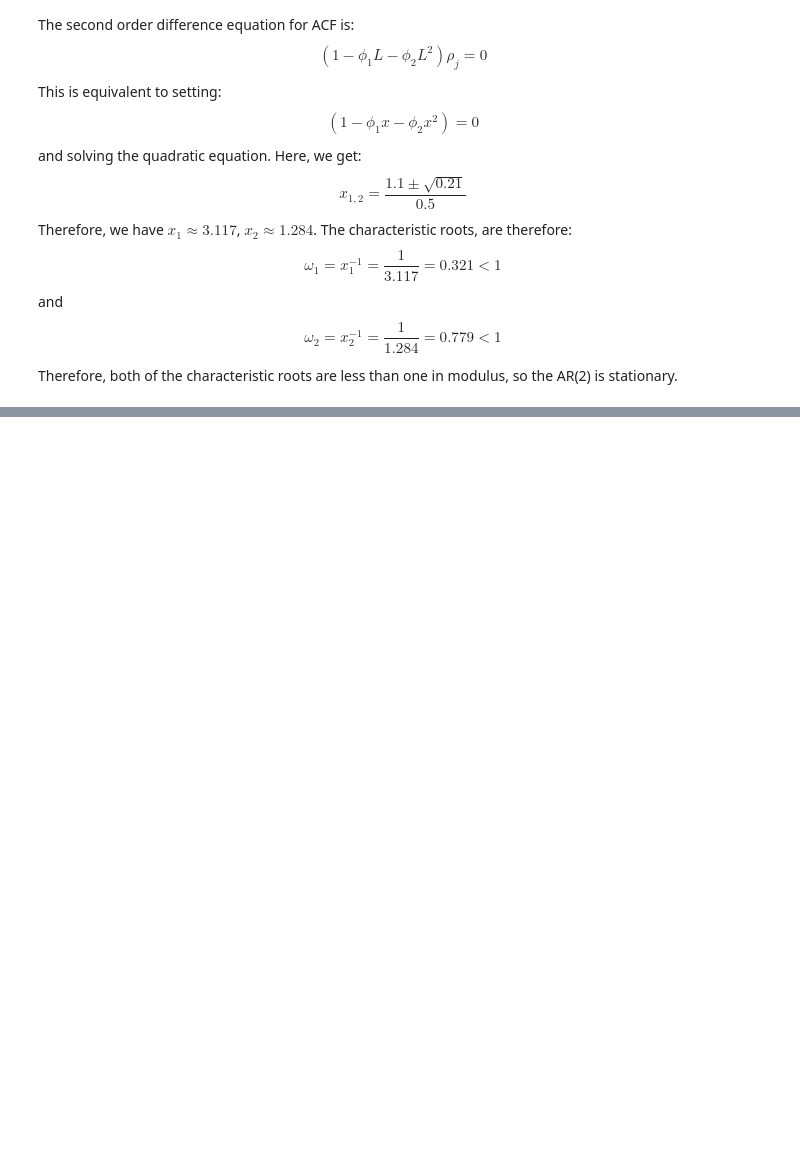
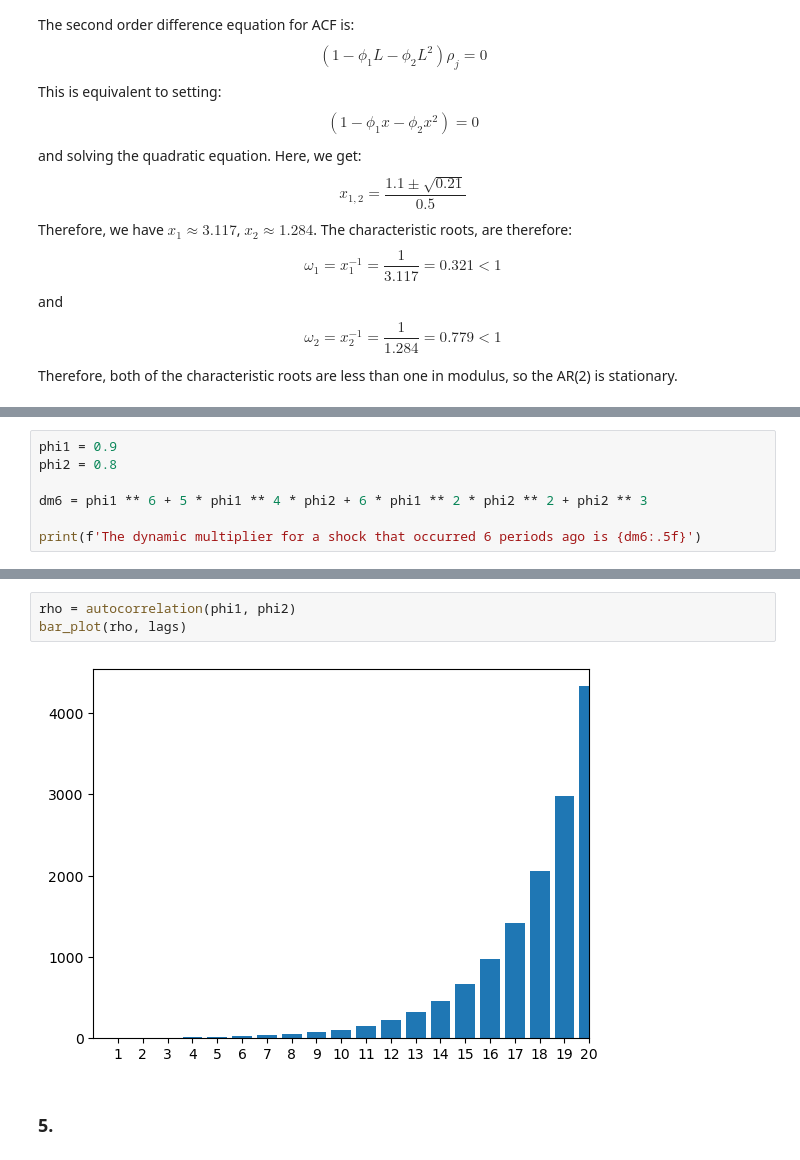
Before and after one commit to hg2777/Time-Series, a Jupyter notebook: PS2/ProblemSet2.ipynb, the cells around one changed output, grey strips where cells are left out. Saved outputs shown, nothing was run; the diff lists cells and outputs as text; blank space fills up the shorter version.

```diff
--- a/PS2/ProblemSet2.ipynb
+++ b/PS2/ProblemSet2.ipynb
@@ -308,0 +327,7 @@ Therefore, both of the characteristic roots are less than one in modulus, so the
+# %%
+phi1 = 0.9
+phi2 = 0.8
+
+dm6 = phi1 ** 6 + 5 * phi1 ** 4 * phi2 + 6 * phi1 ** 2 * phi2 ** 2 + phi2 ** 3
+
+print(f'The dynamic multiplier for a shock that occurred 6 periods ago is {dm6:.5f}')
@@ -308,0 +350,7 @@ Therefore, both of the characteristic roots are less than one in modulus, so the
+# %%
+rho = autocorrelation(phi1, phi2)
+bar_plot(rho, lags)
+# %% [output]
+[figure, added]
+# %% [markdown]
+### 5.
```
Also changed, not shown: parts of 29 cells of this notebook.
